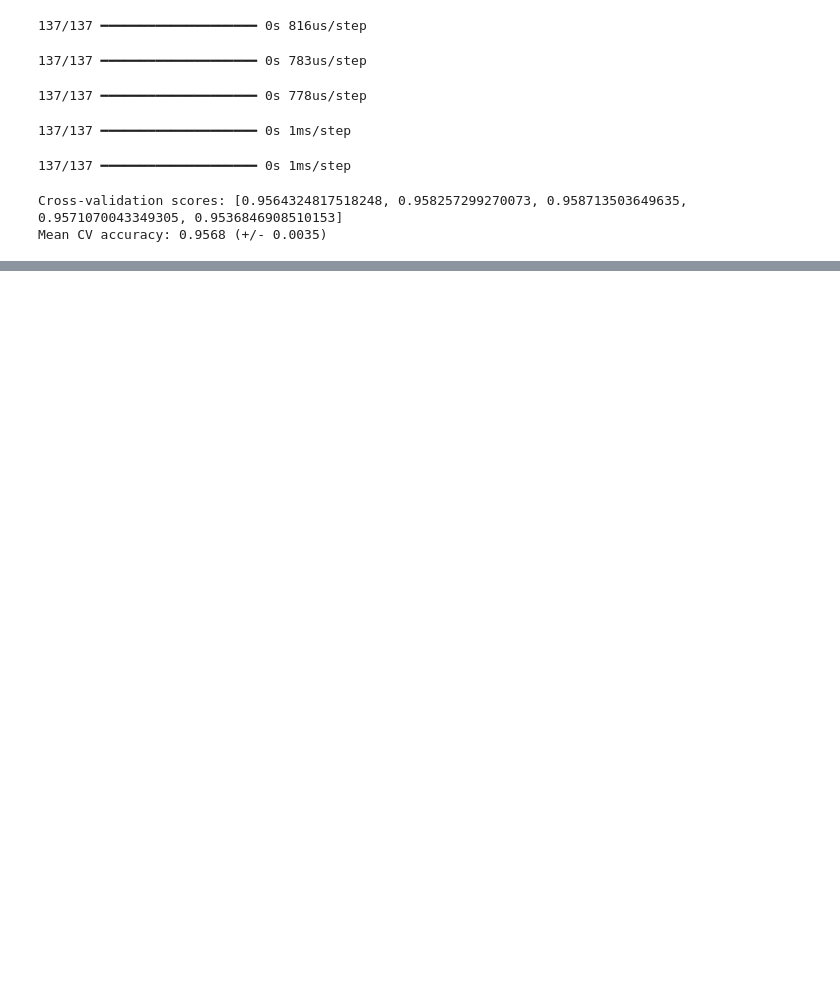
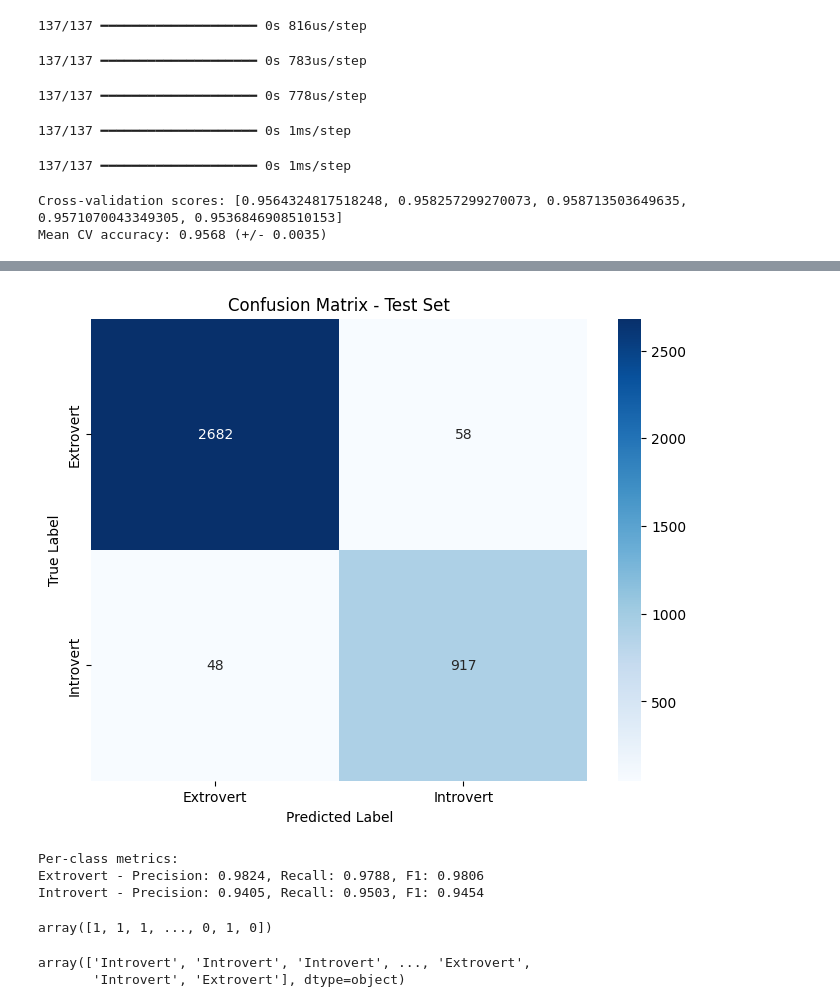
Before and after one commit to kokilagaurav/introvert_extrovert_analysis, a Jupyter notebook: notebook.ipynb, the cells around one changed output, grey strips where cells are left out. Saved outputs shown, nothing was run; the diff lists cells and outputs as text; code cells hidden in the pictures; blank space fills up the shorter version.

Commit message:
model evalutation done

```diff
--- a/notebook.ipynb
+++ b/notebook.ipynb
@@ -612,0 +618,19 @@ Mean CV accuracy: 0.9568 (+/- 0.0035)
+# %%
+test_data_transformed = preprocessor.transform(x_test)
+y_pred_test = model.predict(test_data_transformed)
+y_pred_test_classes = (y_pred_test > 0.5).astype(int).flatten()
+
+print("Final Test Set Evaluation:")
+print(classification_report(y_test, y_pred_test_classes))
+
+# Test accuracy
+test_accuracy = accuracy_score(y_test, y_pred_test_classes)
+print(f"\nTest Accuracy: {test_accuracy:.4f}")
+print(f"CV Mean Accuracy: {mean_cv:.4f}")
+print(f"Difference (CV - Test): {mean_cv - test_accuracy:.4f}")
+
+# If difference is small (< 0.05), model generalizes well
+if abs(mean_cv - test_accuracy) < 0.05:
+    print("✅ Model generalizes well - No overfitting detected")
+else:
+    print("⚠️ Potential overfitting - Large gap between CV and test performance")
@@ -612,0 +654,26 @@ Mean CV accuracy: 0.9568 (+/- 0.0035)
+# %%
+cm = confusion_matrix(y_test, y_pred_test_classes)
+plt.figure(figsize=(8, 6))
+sns.heatmap(cm, annot=True, fmt='d', cmap='Blues',
+            xticklabels=['Extrovert', 'Introvert'],
+            yticklabels=['Extrovert', 'Introvert'])
+plt.title('Confusion Matrix - Test Set')
+plt.ylabel('True Label')
+plt.xlabel('Predicted Label')
+plt.show()
+# %% [output]
+[figure, added]
+# %%
+from sklearn.metrics import precision_recall_fscore_support
+precision, recall, f1, support = precision_recall_fscore_support(y_test, y_pred_test_classes)
+print(f"\nPer-class metrics:")
+print(f"Extrovert - Precision: {precision[0]:.4f}, Recall: {recall[0]:.4f}, F1: {f1[0]:.4f}")
+print(f"Introvert - Precision: {precision[1]:.4f}, Recall: {recall[1]:.4f}, F1: {f1[1]:.4f}")
+# %% [output]
+Per-class metrics:
+Extrovert - Precision: 0.9824, Recall: 0.9788, F1: 0.9806
+Introvert - Precision: 0.9405, Recall: 0.9503, F1: 0.9454
+# %%
+y_pred_test_classes
+# %% [output]
+array([1, 1, 1, ..., 0, 1, 0])
@@ -612,0 +687,5 @@ Mean CV accuracy: 0.9568 (+/- 0.0035)
+# %%
+actual_prediction
+# %% [output]
+array(['Introvert', 'Introvert', 'Introvert', ..., 'Extrovert',
+       'Introvert', 'Extrovert'], dtype=object)
```
Also changed, not shown: parts of 4 cells of this notebook.
